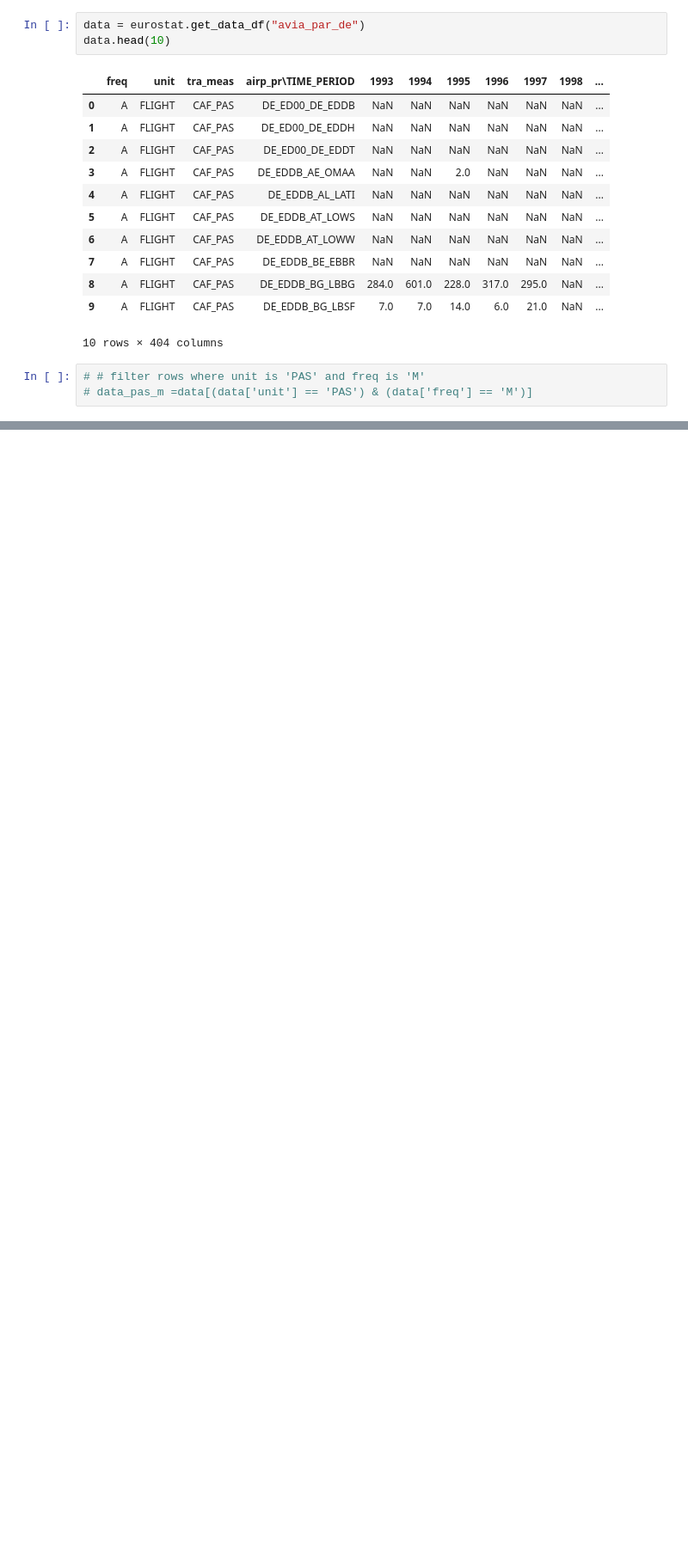
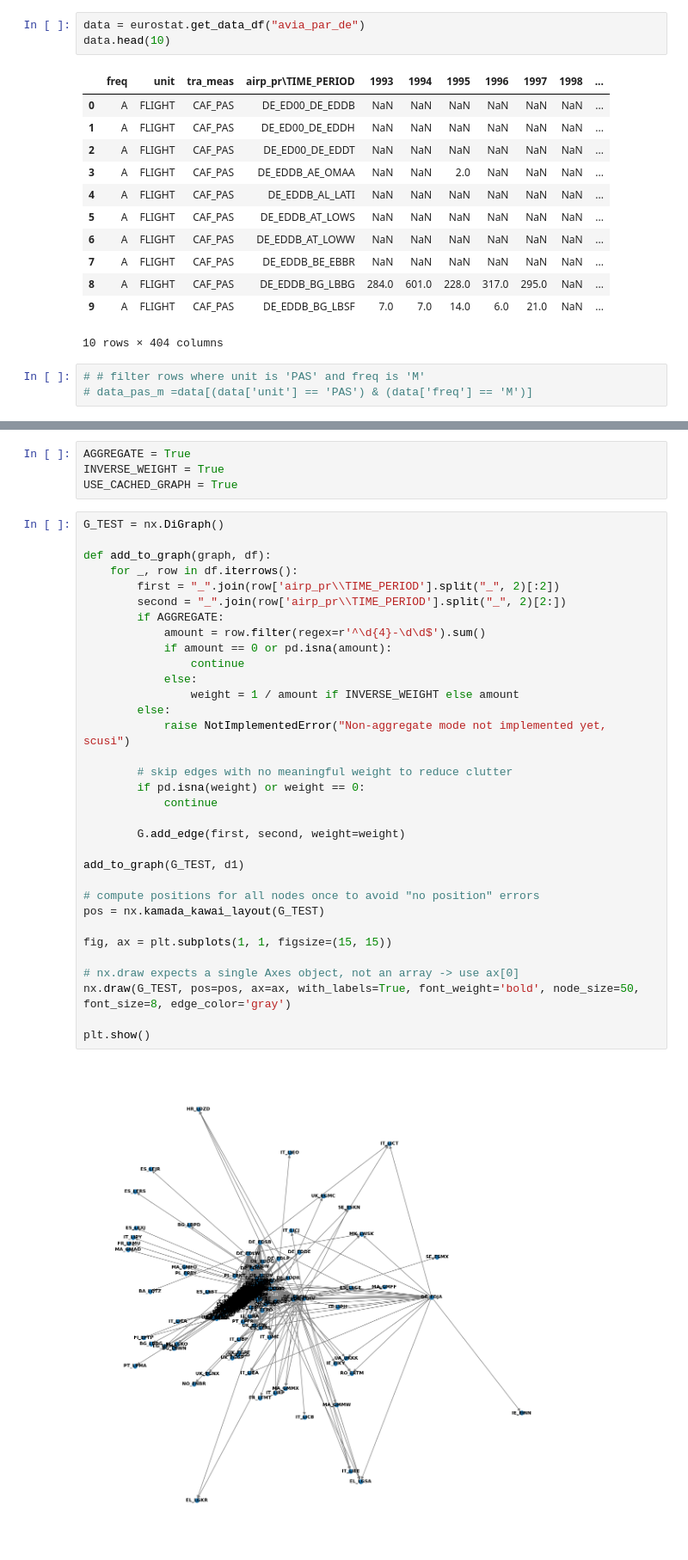
Before and after one commit to domin7k/social_network_analysis, a Jupyter notebook: airtrafic.ipynb, the cells around one changed output, grey strips where cells are left out. Shown at 86% size. Cells and saved outputs as stored; diff of their text form; blank space fills up the shorter version.

Commit message:
Construct graph

```diff
--- a/airtrafic.ipynb
+++ b/airtrafic.ipynb
@@ -98,0 +232,39 @@ Remaining rows: 861
+# %%
+AGGREGATE = True
+INVERSE_WEIGHT = True
+USE_CACHED_GRAPH = True
+# %%
+G_TEST = nx.DiGraph()
+
+def add_to_graph(graph, df):
+    for _, row in df.iterrows():
+        first = "_".join(row['airp_pr\\TIME_PERIOD'].split("_", 2)[:2])
+        second = "_".join(row['airp_pr\\TIME_PERIOD'].split("_", 2)[2:])
+        if AGGREGATE:
+            amount = row.filter(regex=r'^\d{4}-\d\d$').sum()
+            if amount == 0 or pd.isna(amount):
+                continue
+            else:
+                weight = 1 / amount if INVERSE_WEIGHT else amount
+        else:
+            raise NotImplementedError("Non-aggregate mode not implemented yet, scusi")
+
+        # skip edges with no meaningful weight to reduce clutter
+        if pd.isna(weight) or weight == 0:
+            continue
+
+        G.add_edge(first, second, weight=weight)
+
+add_to_graph(G_TEST, d1)
+
+# compute positions for all nodes once to avoid "no position" errors
+pos = nx.kamada_kawai_layout(G_TEST)
+
+fig, ax = plt.subplots(1, 1, figsize=(15, 15))
+
+# nx.draw expects a single Axes object, not an array -> use ax[0]
+nx.draw(G_TEST, pos=pos, ax=ax, with_labels=True, font_weight='bold', node_size=50, font_size=8, edge_color='gray')
+
+plt.show()
+# %% [output]
+[figure, added]
```
Also changed, not shown: parts of 10 cells of this notebook, 2 other files.
